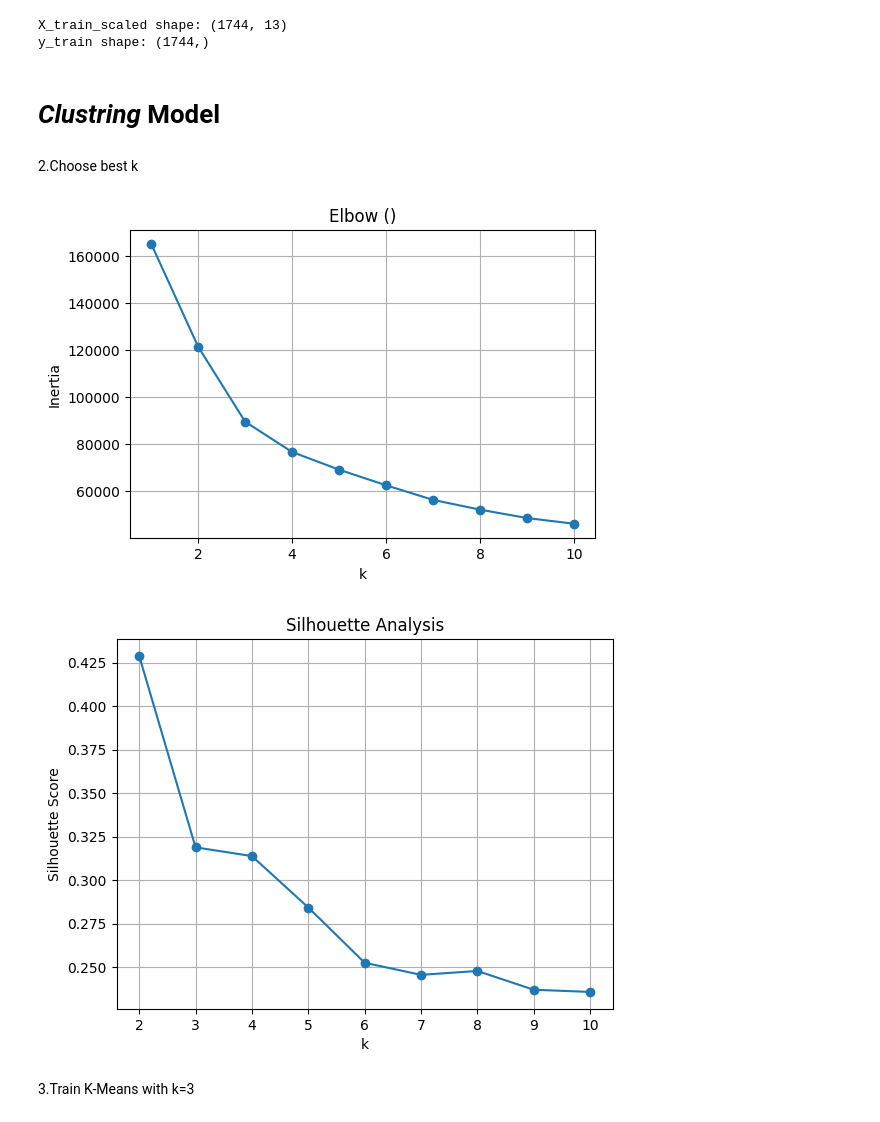
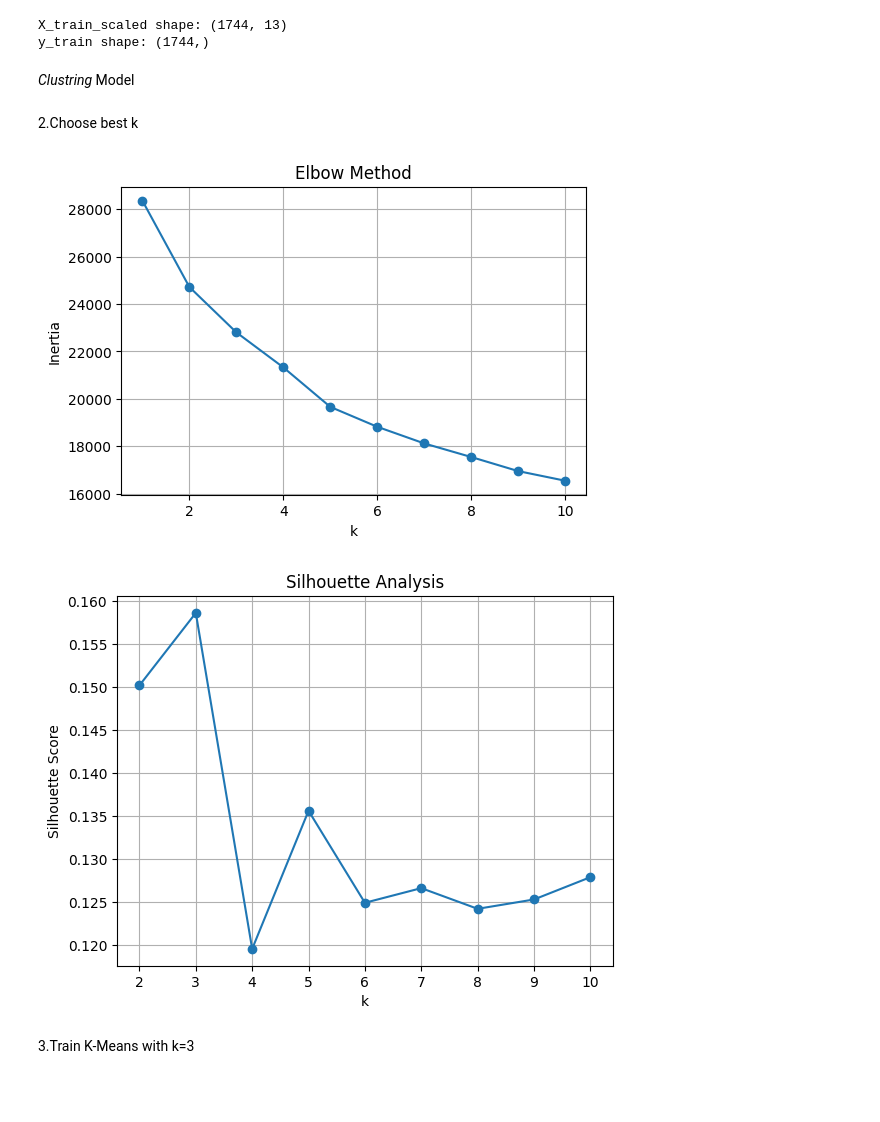
Before and after one commit to omar3laa/ML-Capstone-Project, a Jupyter notebook: notebooks/Project.ipynb, the cells around one changed output. Drawn from its saved outputs; the diff is of its cells as text; code cells hidden in the pictures; blank space fills up the shorter version.

```diff
--- a/notebooks/Project.ipynb
+++ b/notebooks/Project.ipynb
@@ -185,43 +183,47 @@ xheart_train,  xheart_test, yheart_train, yheart_test = train_test_split(xheart,
 
 xheart_train_scaled = scaler.fit_transform(xheart_train)
 Xheart_test_scaled = scaler.transform(xheart_test)
+
+xheart_scaled_cluster = scaler.fit_transform(xheart)
+xheart_scaled_cluster = pd.DataFrame(xheart_scaled_cluster, columns=xheart.columns)
+
 print(f"X_train_scaled shape: {xheart_train_scaled.shape}")
 print(f"y_train shape: {yheart_train.shape}")
 # %% [output]
 X_train_scaled shape: (1744, 13)
 y_train shape: (1744,)
 # %% [markdown]
-# *Clustring* Model
+*Clustring* Model
 # %% [markdown]
 2.Choose best k
 # %%
 inertias = []
 sil_scores = []
 ks = range(1,11)
 for k in ks:
     km = KMeans(n_clusters=k,random_state=42,n_init=10)
-    labels = km.fit_predict(xhousing_scaled_cluster)
+    labels = km.fit_predict(xheart_scaled_cluster)
     inertias.append(km.inertia_)
     if k>1:
-        sil_scores.append(silhouette_score(xhousing_scaled_cluster, labels))
+        sil_scores.append(silhouette_score(xheart_scaled_cluster, labels))
 
 #visuals the Elbow Method
 plt.figure(figsize=(6,4))
 plt.plot(list(ks), inertias, marker='o')
 plt.xlabel("k"); plt.ylabel("Inertia")
 plt.title("Elbow Method")
 plt.grid(True)
 plt.show()
 #visuals the Silhouette
 plt.plot(range(2,11), sil_scores, marker='o')
 plt.xlabel("k")
 plt.ylabel("Silhouette Score")
 plt.title("Silhouette Analysis")
 plt.grid(True)
 plt.show()
 # %% [output]
-[figure, old version]
+[figure, new version]
-[figure, old version]
+[figure, new version]
 # %% [markdown]
 3.Train K-Means with k=3
 # %%
```
Also changed, not shown: parts of 5 cells of this notebook, 8 other files.
